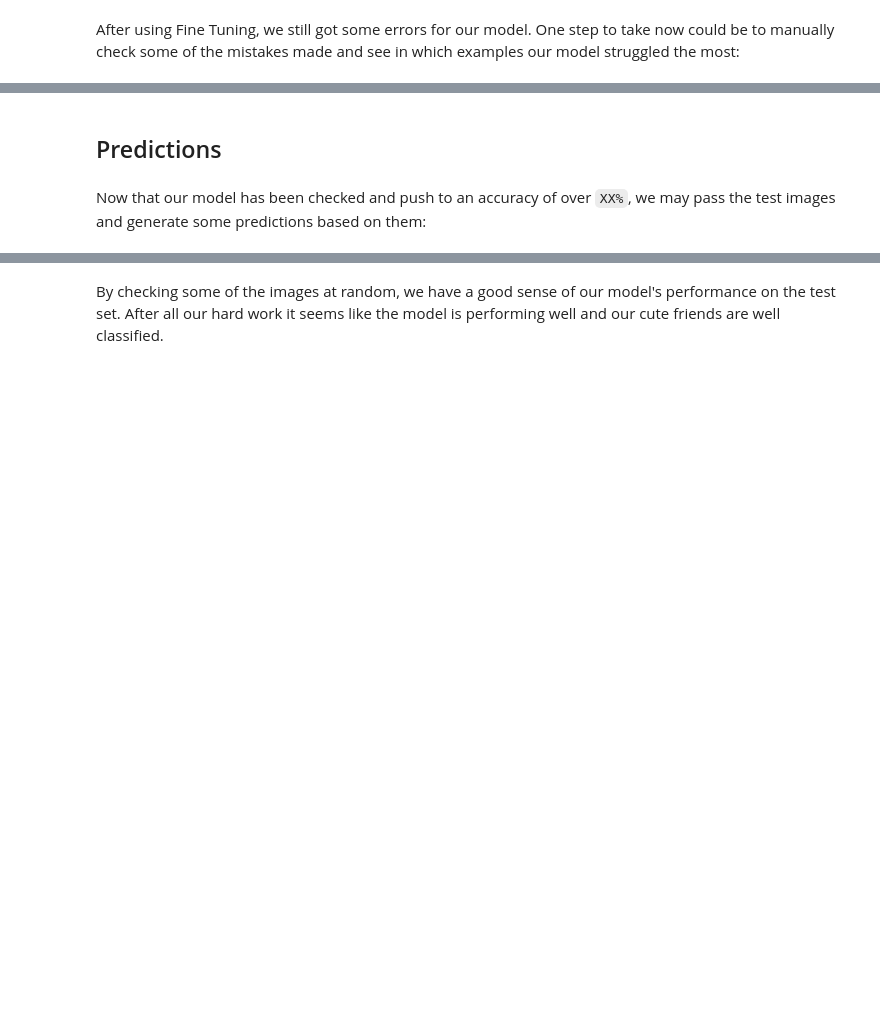
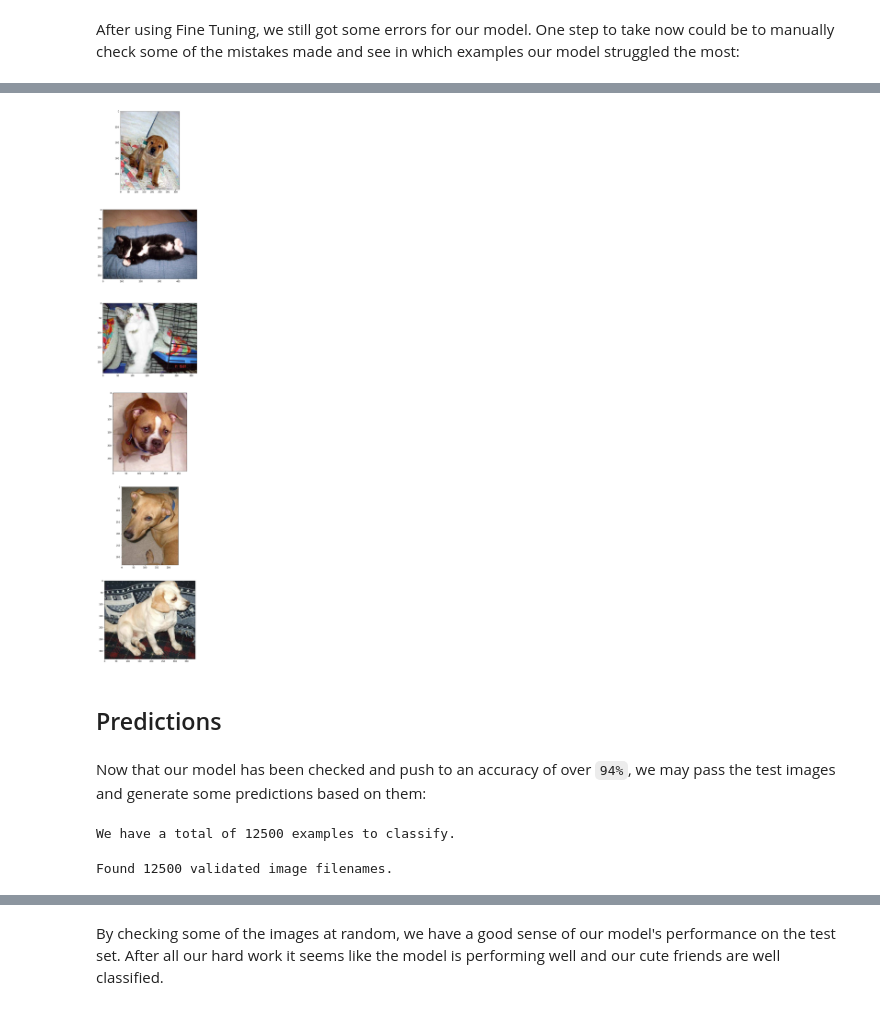
Before and after one commit to josumsc/dogs-vs-cats, a Jupyter notebook: src/dogs-cats.ipynb, the cells around one changed output, grey strips where cells are left out. Saved outputs shown, nothing was run; the diff lists cells and outputs as text; code cells hidden in the pictures; blank space fills up the shorter version.

```diff
--- a/src/dogs-cats.ipynb
+++ b/src/dogs-cats.ipynb
@@ -346,3 +451,5 @@ In this exercise we are only to unfreeze the weights of the last 3 layers of the
 ## Error Analysis
 # %% [markdown]
 After using Fine Tuning, we still got some errors for our model. One step to take now could be to manually check some of the mistakes made and see in which examples our model struggled the most:
+# %%
+yhat_validation = model.predict(validation_generator, steps=250)
@@ -349,4 +458,40 @@ After using Fine Tuning, we still got some errors for our model. One step to tak
+# %%
+validate_df['predictions'] = np.argmax(yhat_validation, axis=1)
+validate_df['predictions'] = validate_df['predictions'].replace({0: 'cat', 1: 'dog'})
+validate_errors = validate_df[validate_df['category'] != validate_df['predictions']].reset_index()
+# %%
+fig, ax = plt.subplots(figsize=(8, 48), nrows=6)
+for i, axes in enumerate(ax):
+    random_example = random.randint(0, len(validate_errors))
+    image = load_img(os.path.join(train_directory, validate_errors.iloc[random_example, 1]))
+    axes.imshow(image)
+# %% [output]
+[figure, added]
 # %% [markdown]
 ## Predictions
 # %% [markdown]
-Now that our model has been checked and push to an accuracy of over `XX%`, we may pass the test images and generate some predictions based on them:
+Now that our model has been checked and push to an accuracy of over `94%`, we may pass the test images and generate some predictions based on them:
+# %%
+m_test = len(os.listdir(test_directory))
+print(f"We have a total of {m_test} examples to classify.")
+# %% [output]
+We have a total of 12500 examples to classify.
+# %%
+test_df = pd.DataFrame({
+    'filename': os.listdir(test_directory)
+})
+
+test_data_gen = ImageDataGenerator(
+    rescale=1 / 255.,
+)
+test_generator = test_data_gen.flow_from_dataframe(
+    dataframe=test_df,
+    directory=test_directory,
+    x_col='filename',
+    y_col=None,
+    class_mode=None,
+    target_size=(150, 150),
+    batch_size=20,
+)
+# %% [output]
+Found 12500 validated image filenames.
```
Also changed, not shown: parts of 15 cells of this notebook, 1 other file.
